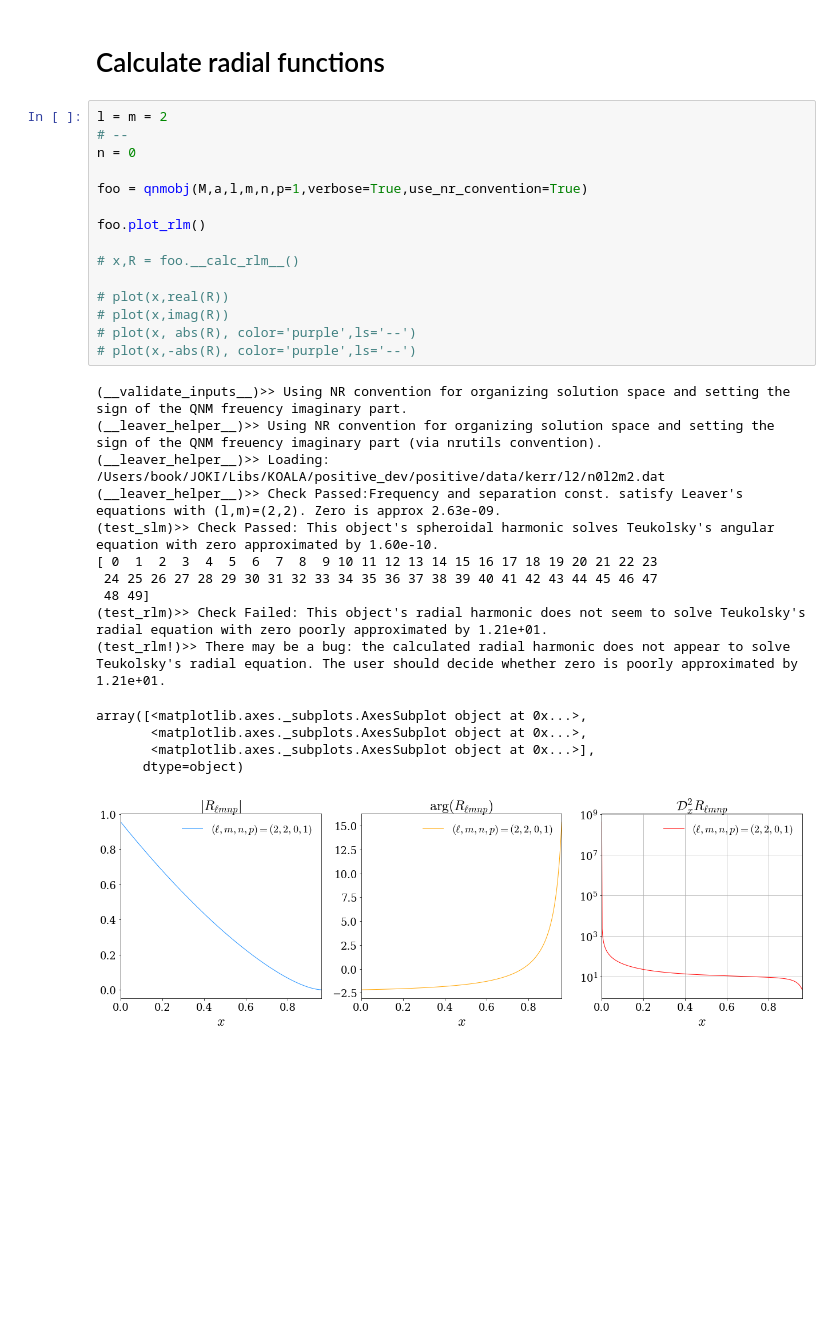
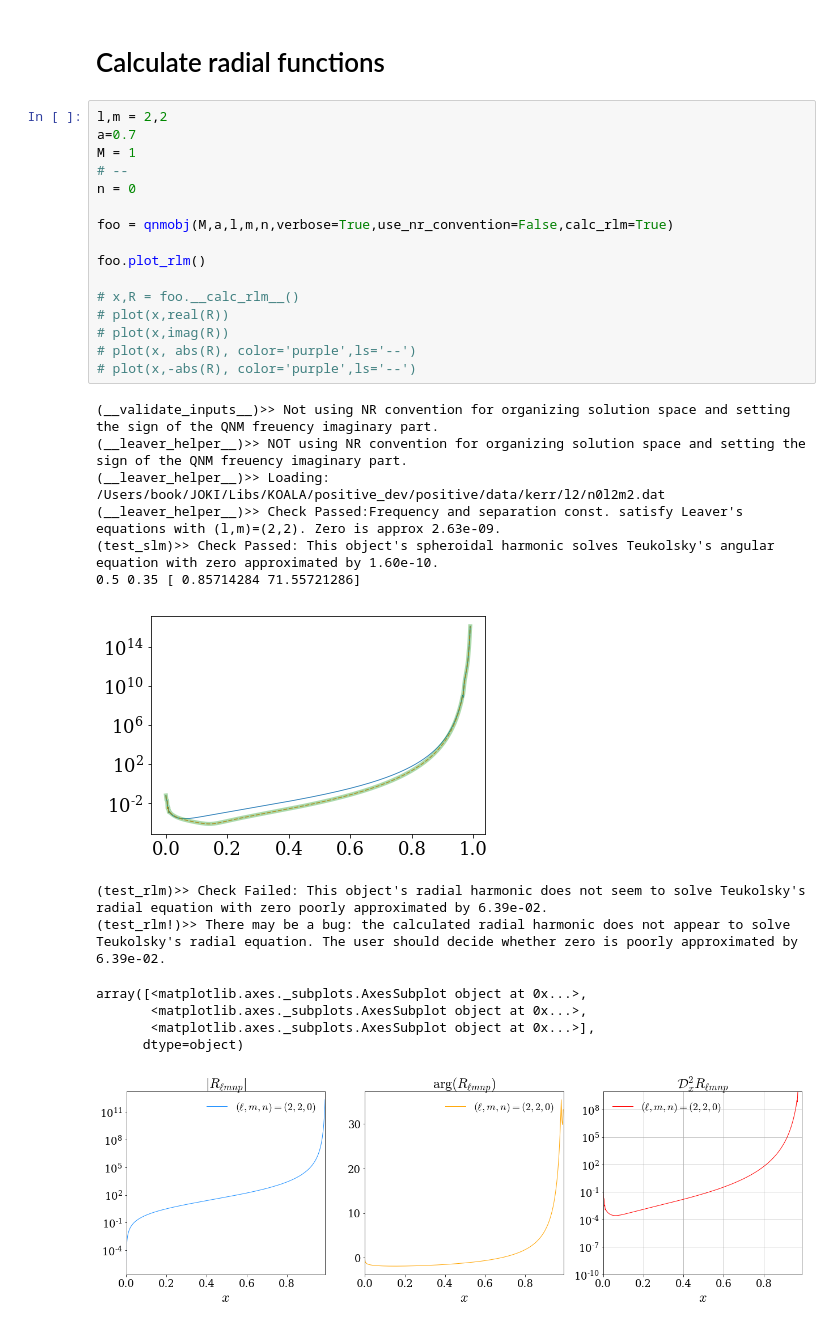
Before and after one commit to llondon6/koalas, a Jupyter notebook: examples/qnmobj_class_example.ipynb, the cells around one changed output. Saved outputs shown, nothing was run; the diff lists cells and outputs as text; blank space fills up the shorter version.

Commit message:
updating code for evaluation of teukolskys homogeneous radial equation

```diff
--- a/examples/qnmobj_class_example.ipynb
+++ b/examples/qnmobj_class_example.ipynb
@@ -248,33 +228,33 @@ for l in lrange:
 # %% [markdown]
 # Calculate radial functions
 # %%
-l = m = 2
+l,m = 2,2
+a=0.7
+M = 1
 # --
 n = 0
 
-foo = qnmobj(M,a,l,m,n,p=1,verbose=True,use_nr_convention=True)
+foo = qnmobj(M,a,l,m,n,verbose=True,use_nr_convention=False,calc_rlm=True)
 
 foo.plot_rlm()
 
 # x,R = foo.__calc_rlm__()
-
 # plot(x,real(R))
 # plot(x,imag(R))
 # plot(x, abs(R), color='purple',ls='--')
 # plot(x,-abs(R), color='purple',ls='--')
 # %% [output]
-(__validate_inputs__)>> Using NR convention for organizing solution space and setting the sign of the QNM freuency imaginary part.
-(__leaver_helper__)>> Using NR convention for organizing solution space and setting the sign of the QNM freuency imaginary part (via nrutils convention).
+(__validate_inputs__)>> Not using NR convention for organizing solution space and setting the sign of the QNM freuency imaginary part.
+(__leaver_helper__)>> NOT using NR convention for organizing solution space and setting the sign of the QNM freuency imaginary part.
 (__leaver_helper__)>> Loading: /Users/book/JOKI/Libs/KOALA/positive_dev/positive/data/kerr/l2/n0l2m2.dat
 (__leaver_helper__)>> Check Passed:Frequency and separation const. satisfy Leaver's equations with (l,m)=(2,2). Zero is approx 2.63e-09.
 (test_slm)>> Check Passed: This object's spheroidal harmonic solves Teukolsky's angular equation with zero approximated by 1.60e-10.
-[ 0  1  2  3  4  5  6  7  8  9 10 11 12 13 14 15 16 17 18 19 20 21 22 23
- 24 25 26 27 28 29 30 31 32 33 34 35 36 37 38 39 40 41 42 43 44 45 46 47
- 48 49]
-(test_rlm)>> Check Failed: This object's radial harmonic does not seem to solve Teukolsky's radial equation with zero poorly approximated by 1.21e+01.
-(test_rlm!)>> There may be a bug: the calculated radial harmonic does not appear to solve Teukolsky's radial equation. The user should decide whether zero is poorly approximated by 1.21e+01.
+0.5 0.35 [ 0.85714284 71.55721286]
+[figure, new version]
-array([<matplotlib.axes._subplots.AxesSubplot object at 0x...>,
-       <matplotlib.axes._subplots.AxesSubplot object at 0x...>,
-       <matplotlib.axes._subplots.AxesSubplot object at 0x...>],
-      dtype=object)
+(test_rlm)>> Check Failed: This object's radial harmonic does not seem to solve Teukolsky's radial equation with zero poorly approximated by 6.39e-02.
+(test_rlm!)>> There may be a bug: the calculated radial harmonic does not appear to solve Teukolsky's radial equation. The user should decide whether zero is poorly approximated by 6.39e-02.
-[figure, old version]
+array([<matplotlib.axes._subplots.AxesSubplot object at 0x...>,
+       <matplotlib.axes._subplots.AxesSubplot object at 0x...>,
+       <matplotlib.axes._subplots.AxesSubplot object at 0x...>],
+      dtype=object)
+[figure, added]
```
Also changed, not shown: parts of 15 cells of this notebook, 4 other files.
